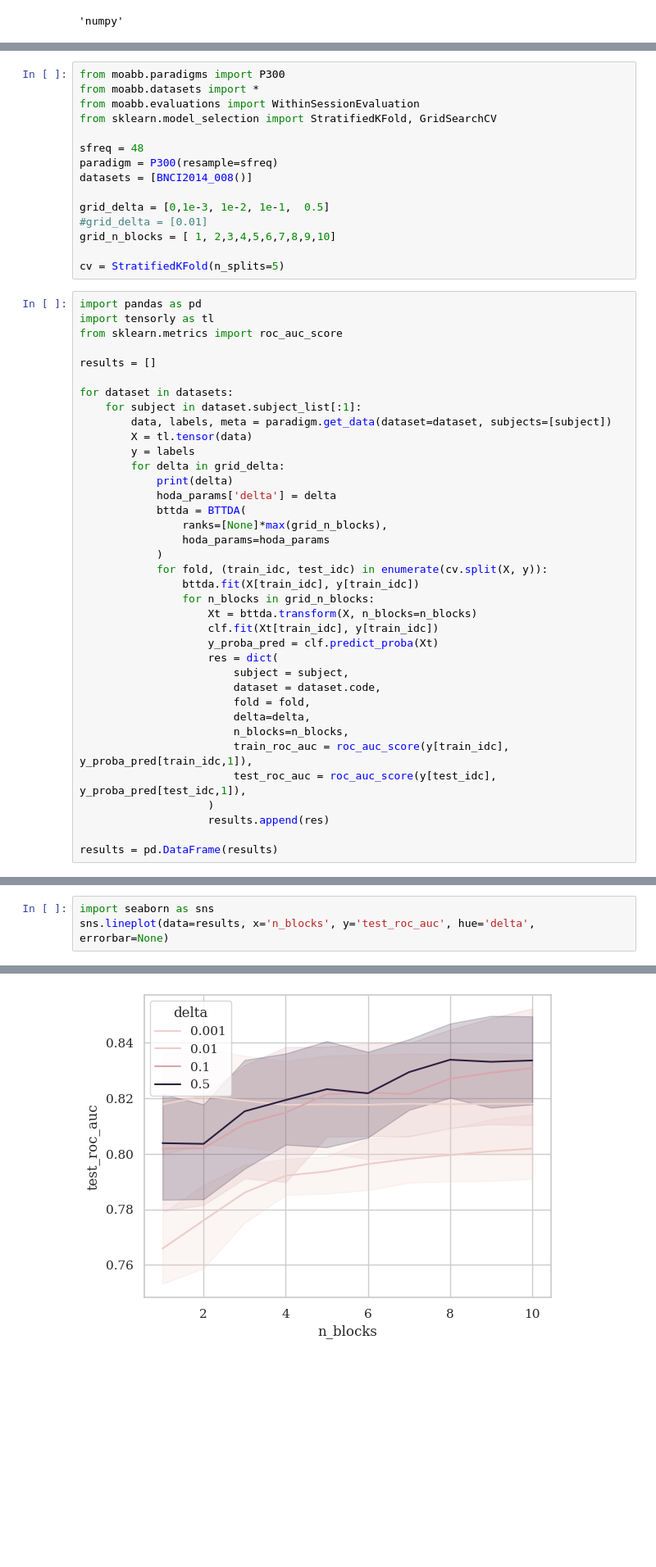
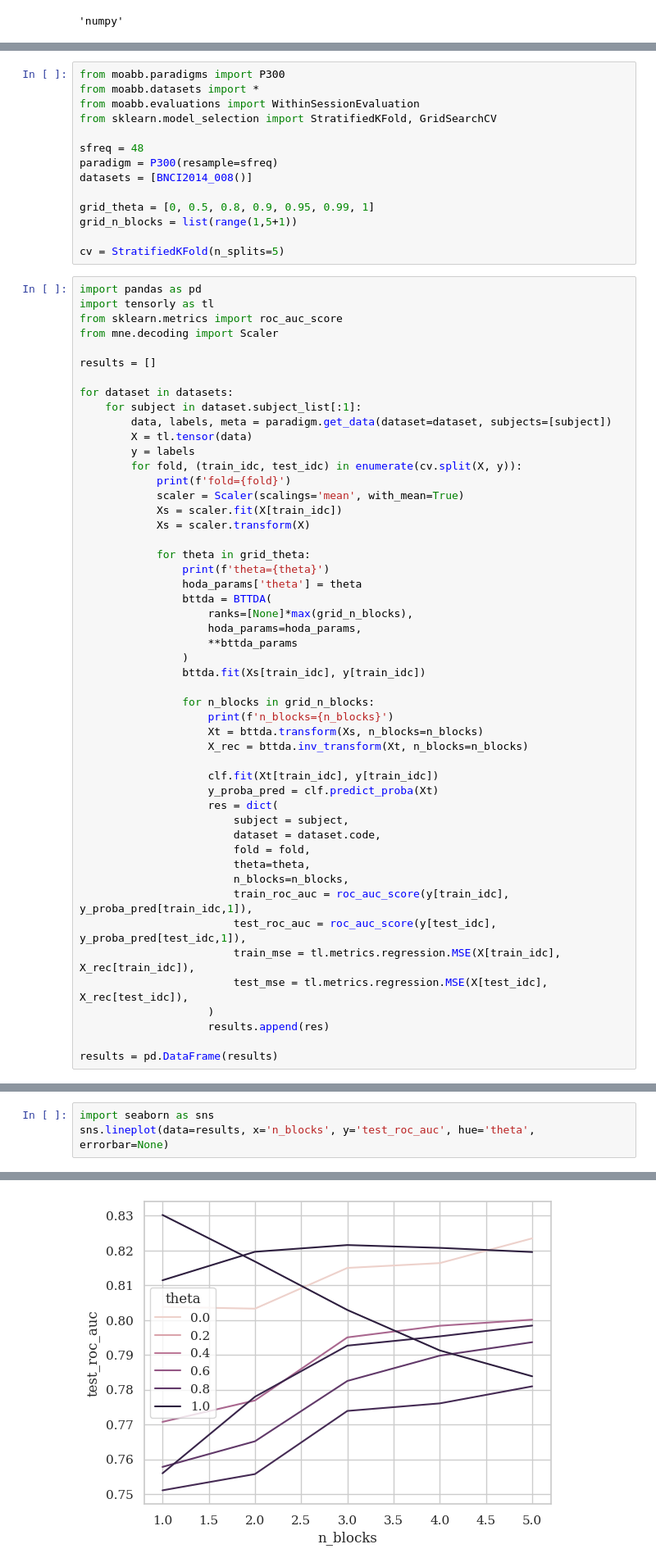
Before and after one commit to arnevdk/bttda, a Jupyter notebook: notebooks/gridsearch.ipynb, the cells around one changed output, grey strips where cells are left out. Shown at 82% size. Cells and saved outputs as stored; diff of their text form; blank space fills up the shorter version.

```diff
--- a/notebooks/gridsearch.ipynb
+++ b/notebooks/gridsearch.ipynb
@@ -57,15 +57,15 @@ sfreq = 48
 paradigm = P300(resample=sfreq)
 datasets = [BNCI2014_008()]
 
-grid_delta = [0,1e-3, 1e-2, 1e-1,  0.5]
-#grid_delta = [0.01]
-grid_n_blocks = [ 1, 2,3,4,5,6,7,8,9,10]
+grid_theta = [0, 0.5, 0.8, 0.9, 0.95, 0.99, 1]
+grid_n_blocks = list(range(1,5+1))
 
 cv = StratifiedKFold(n_splits=5)
 # %%
 import pandas as pd
 import tensorly as tl
 from sklearn.metrics import roc_auc_score
+from mne.decoding import Scaler
 
 results = []
 
@@ -74,27 +74,39 @@ for dataset in datasets:
         data, labels, meta = paradigm.get_data(dataset=dataset, subjects=[subject])
         X = tl.tensor(data)
         y = labels
-        for delta in grid_delta:
-            print(delta)
-            hoda_params['delta'] = delta
-            bttda = BTTDA(
-                ranks=[None]*max(grid_n_blocks),
-                hoda_params=hoda_params
-            )
-            for fold, (train_idc, test_idc) in enumerate(cv.split(X, y)):
-                bttda.fit(X[train_idc], y[train_idc])
+        for fold, (train_idc, test_idc) in enumerate(cv.split(X, y)):
+            print(f'fold={fold}')
+            scaler = Scaler(scalings='mean', with_mean=True)
+            Xs = scaler.fit(X[train_idc])
+            Xs = scaler.transform(X)
+
+            for theta in grid_theta:
+                print(f'theta={theta}')
+                hoda_params['theta'] = theta
+                bttda = BTTDA(
+                    ranks=[None]*max(grid_n_blocks),
+                    hoda_params=hoda_params,
+                    **bttda_params
+                )
+                bttda.fit(Xs[train_idc], y[train_idc])
+
                 for n_blocks in grid_n_blocks:
-                    Xt = bttda.transform(X, n_blocks=n_blocks)
+                    print(f'n_blocks={n_blocks}')
+                    Xt = bttda.transform(Xs, n_blocks=n_blocks)
+                    X_rec = bttda.inv_transform(Xt, n_blocks=n_blocks)
+
                     clf.fit(Xt[train_idc], y[train_idc])
                     y_proba_pred = clf.predict_proba(Xt)
                     res = dict(
                         subject = subject,
                         dataset = dataset.code,
                         fold = fold,
-                        delta=delta,
+                        theta=theta,
                         n_blocks=n_blocks,
                         train_roc_auc = roc_auc_score(y[train_idc], y_proba_pred[train_idc,1]),
                         test_roc_auc = roc_auc_score(y[test_idc], y_proba_pred[test_idc,1]),
+                        train_mse = tl.metrics.regression.MSE(X[train_idc], X_rec[train_idc]),
+                        test_mse = tl.metrics.regression.MSE(X[test_idc], X_rec[test_idc]),
                     )
                     results.append(res)
 
@@ -123,6 +160,6 @@ results
 # %%
 import seaborn as sns
-sns.lineplot(data=results, x='n_blocks', y='test_roc_auc', hue='delta', errorbar=None)
+sns.lineplot(data=results, x='n_blocks', y='test_roc_auc', hue='theta', errorbar=None)
 # %% [output]
 <Axes: xlabel='n_blocks', ylabel='test_roc_auc'>
-[figure, old version]
+[figure, new version]
```
Also changed, not shown: parts of 4 cells of this notebook, 6 other files.
